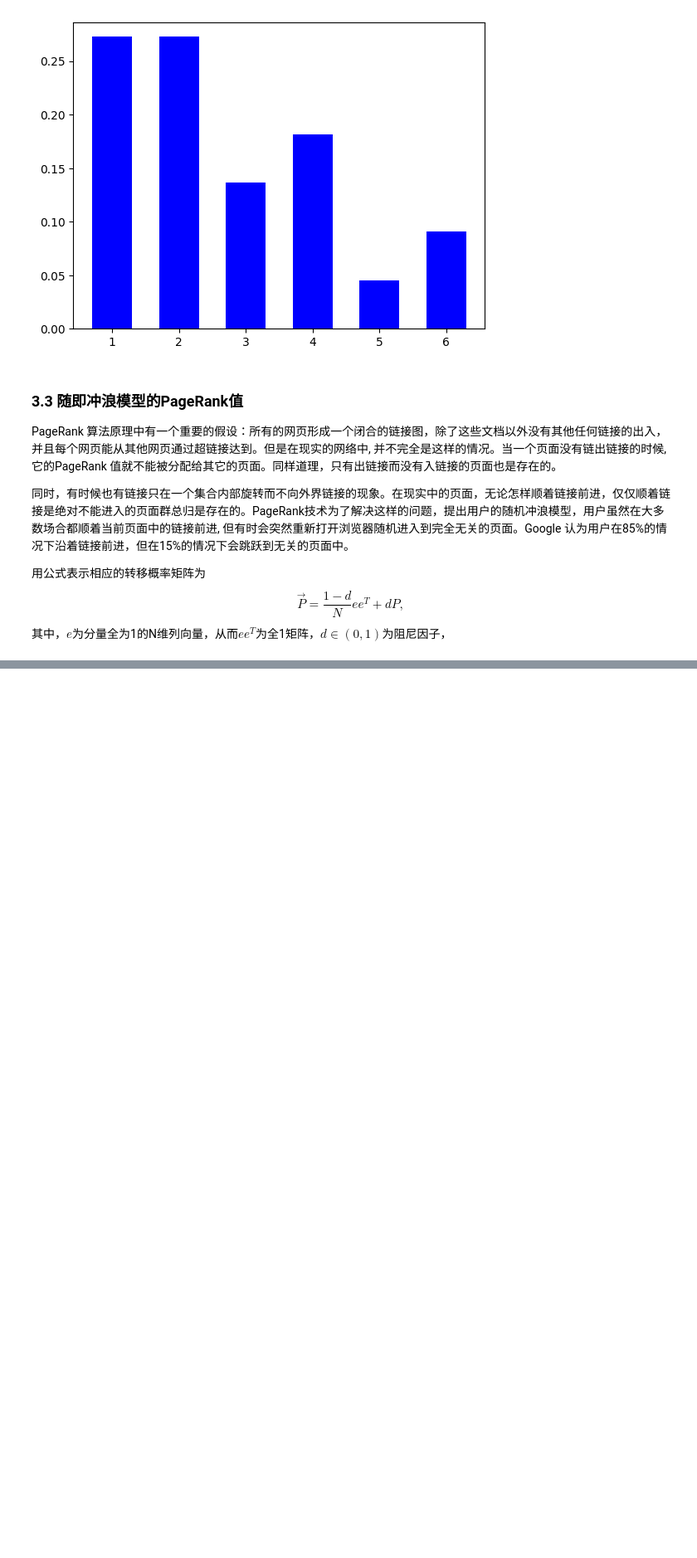
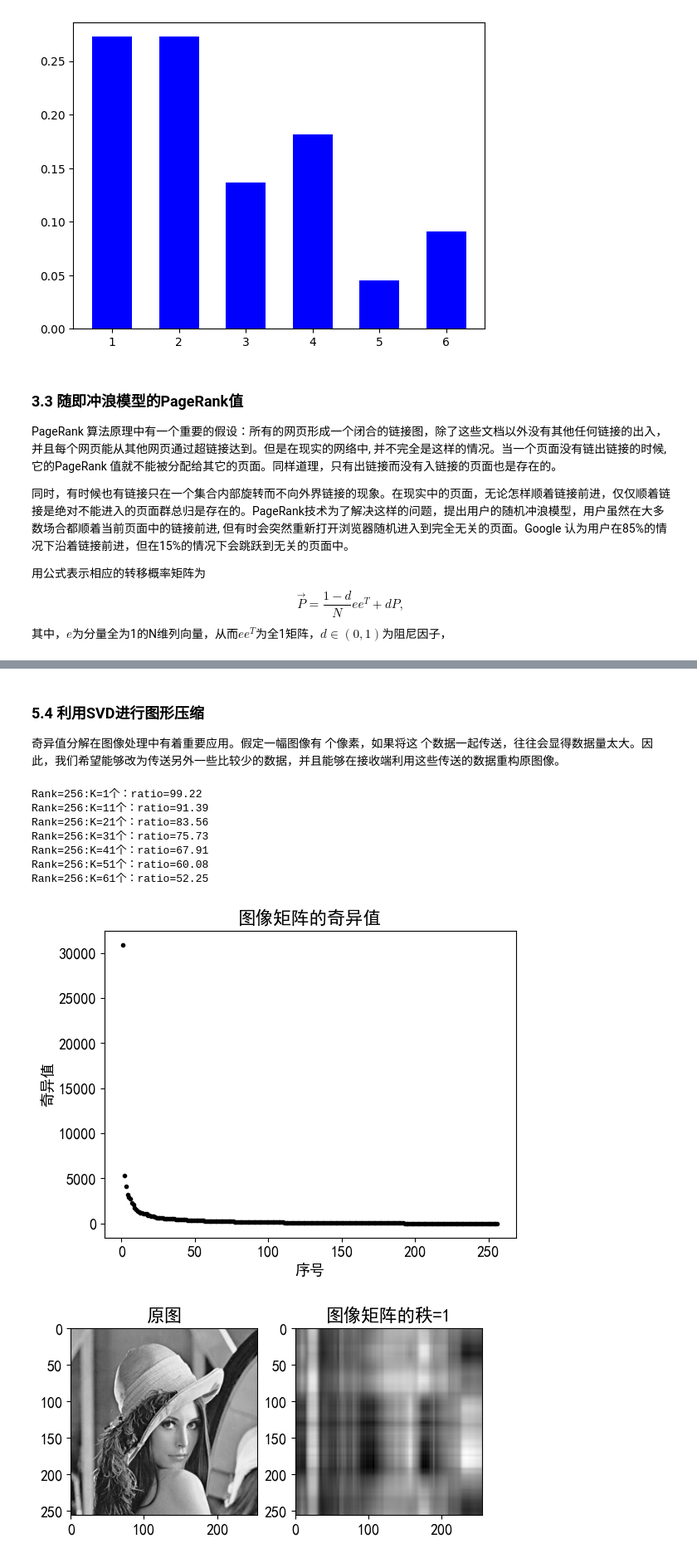
Before and after one commit to howIdobetter/Mathematical-modeling-by-python, a Jupyter notebook: JupyterProject/第三章：线性代数模型.ipynb, the cells around one changed output, grey strips where cells are left out. Shown at 83% size. Saved outputs shown, nothing was run; the diff lists cells and outputs as text; code cells hidden in the pictures; blank space fills up the shorter version.

```diff
--- a/JupyterProject/第三章：线性代数模型.ipynb
+++ b/JupyterProject/第三章：线性代数模型.ipynb
@@ -229,0 +434,48 @@ $$
+# %% [markdown]
+### 5.4 利用SVD进行图形压缩
+奇异值分解在图像处理中有着重要应用。假定一幅图像有 个像素，如果将这 个数据一起传送，往往会显得数据量太大。因此，我们希望能够改为传送另外一些比较少的数据，并且能够在接收端利用这些传送的数据重构原图像。
+# %%
+import numpy as np
+from numpy import linalg as LA
+from PIL import Image
+import pylab as plt  #加载Matplotlib的Pylab接口
+plt.rc('font', size=13)
+plt.rc('font', family='SimHei')
+a = Image.open("Lena.bmp")  #返回一个PIL图像对象
+if a.mode != 'L':
+    a = a.convert("L")  #转换为灰度图像
+b = np.array(a).astype(float)  #把图像对象转换为数组
+[p, d, q] = LA.svd(b)
+m,n=b.shape
+R = LA.matrix_rank(b)  #图像矩阵的秩
+plt.figure(0)
+plt.plot(np.arange(1,len(d)+1),d,'k.')
+plt.ylabel('奇异值'); plt.xlabel('序号')
+plt.title('图像矩阵的奇异值')
+CR=[]
+for K in range(1,int(R/4),10):
+    plt.figure(K)
+    plt.subplot(121)
+    plt.title('原图')
+    plt.imshow(b, cmap='gray')
+    I = p[:,:K+1] @ (np.diag(d[:K+1])) @ (q[:K+1,:])
+    plt.subplot(122)
+    plt.title('图像矩阵的秩='+str(K))
+    plt.imshow(I, cmap='gray')
+    src=m*n; compress=K*(m+n+1)
+    ratio=(1-compress/src)*100  #计算压缩比率
+    CR.append(ratio)
+    print("Rank=%d:K=%d个：ratio=%5.2f"%(R,K,ratio))
+plt.figure(); plt.plot(range(1,int(R/4),10),CR,'ob-');
+plt.title("奇异值个数与压缩比率的关系"); plt.xlabel("奇异值个数")
+plt.ylabel("压缩比率"); plt.show()
+# %% [output]
+Rank=256:K=1个：ratio=99.22
+Rank=256:K=11个：ratio=91.39
+Rank=256:K=21个：ratio=83.56
+Rank=256:K=31个：ratio=75.73
+Rank=256:K=41个：ratio=67.91
+Rank=256:K=51个：ratio=60.08
+Rank=256:K=61个：ratio=52.25
+[figure, added]
+[figure, added]
```
Also changed, not shown: parts of 11 cells of this notebook, 4 other files.
